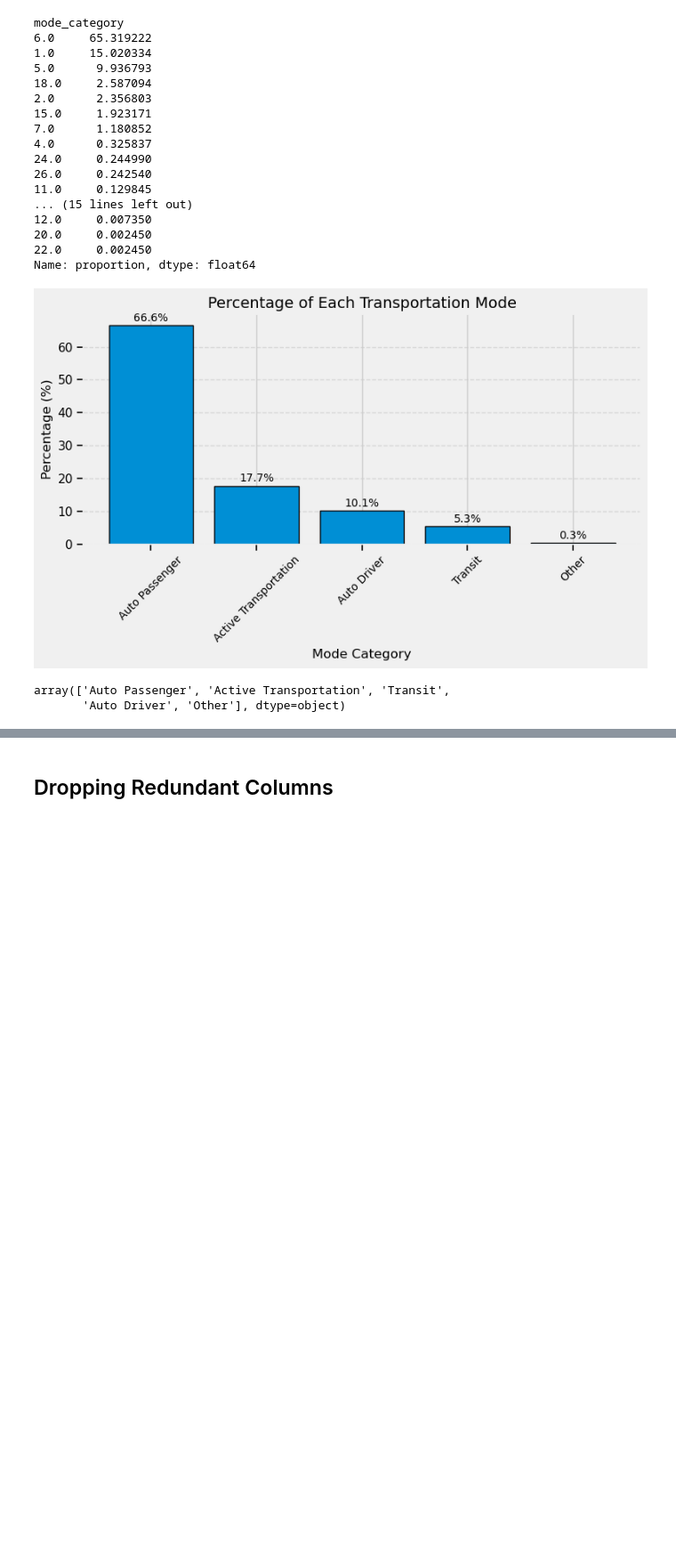
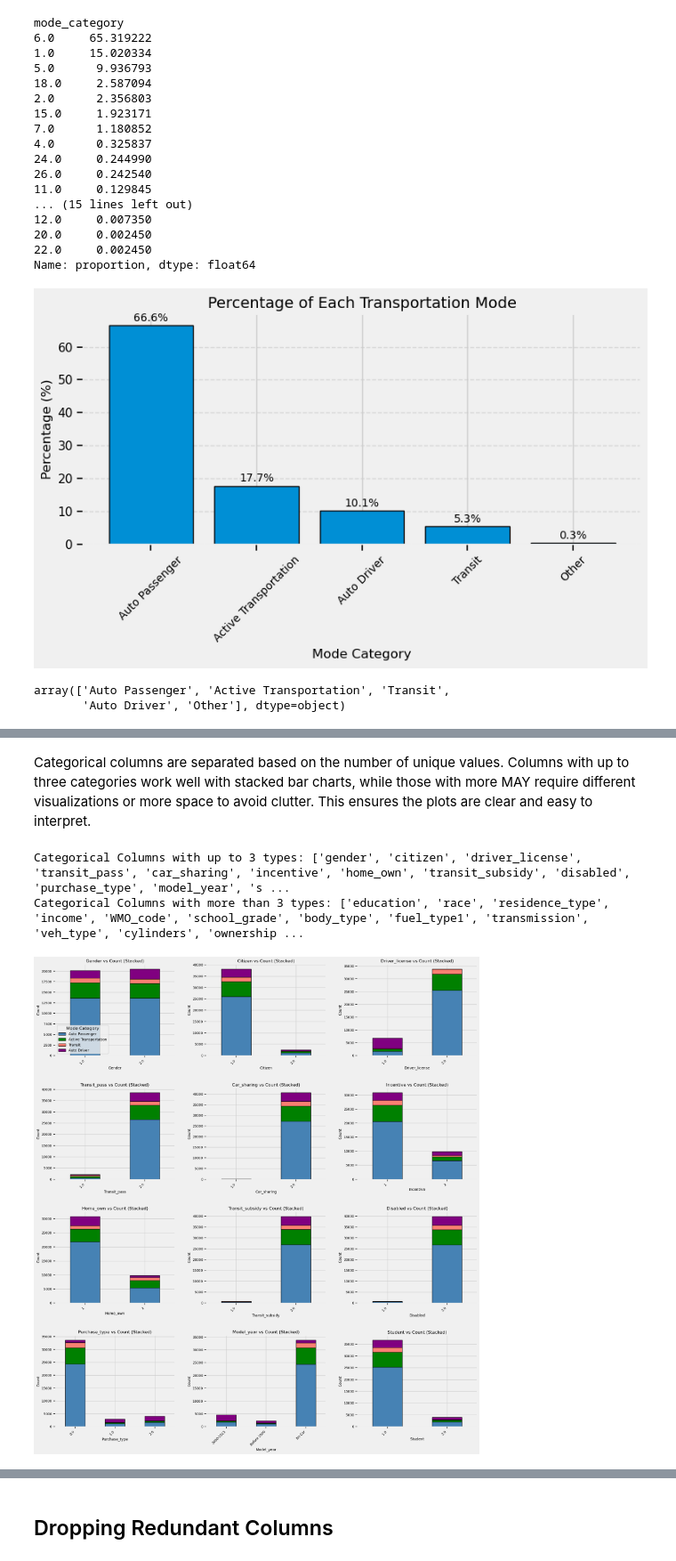
Before and after one commit to nico988766/CME-538-Mickey-Mousers, a Jupyter notebook: 3 - EDA/students/students_EDA_with_outliers_missing_values.ipynb, the cells around one changed output, grey strips where cells are left out. Shown at 89% size. Cells and saved outputs as stored; diff of their text form; code cells hidden in the pictures; blank space fills up the shorter version.

```diff
--- a/3 - EDA/students/students_EDA_with_outliers_missing_values.ipynb
+++ b/3 - EDA/students/students_EDA_with_outliers_missing_values.ipynb
@@ -116,0 +140,79 @@ Numeric columns:
+# %% [markdown]
+Categorical columns are separated based on the number of unique values. Columns with up to three categories work well with stacked bar charts, while those with more MAY require different visualizations or more space to avoid clutter. This ensures the plots are clear and easy to interpret.
+# %%
+# List of columns to plot
+categorical_columns = ['gender', 'citizen', 'driver_license', 'transit_pass',
+                       'car_sharing', 'education', 'incentive', 'race',
+                       'residence_type', 'home_own', 'income', 'WMO_code',
+                       'transit_subsidy', 'school_grade', 'disabled',
+                       'body_type', 'fuel_type1', 'purchase_type', 'model_year',
+                       'transmission', 'veh_type', 'cylinders', 'ownership', 'student']
+
+# Compute unique counts for the categorical columns
+unique_counts = {col: df[col].nunique() for col in categorical_columns}
+
+# Lists based on conditions
+simple_categorical_columns = [col for col, count in unique_counts.items() if count <= 3]
+complex_categorical_columns = [col for col, count in unique_counts.items() if count > 3]
+
+print("Categorical Columns with up to 3 types:", simple_categorical_columns)
+print("Categorical Columns with more than 3 types:", complex_categorical_columns)
+# %% [output]
+Categorical Columns with up to 3 types: ['gender', 'citizen', 'driver_license', 'transit_pass', 'car_sharing', 'incentive', 'home_own', 'transit_subsidy', 'disabled', 'purchase_type', 'model_year', 's ...
+Categorical Columns with more than 3 types: ['education', 'race', 'residence_type', 'income', 'WMO_code', 'school_grade', 'body_type', 'fuel_type1', 'transmission', 'veh_type', 'cylinders', 'ownership ...
+# %%
+# Define custom colors for the mode categories
+custom_colors = {
+    'Active Transportation': 'green',
+    'Auto Driver': 'purple',
+    'Auto Passenger': 'steelblue',
+    'Transit': 'salmon'
+}
+
+# Filter for specific mode categories
+modes_to_plot = ['Auto Passenger', 'Active Transportation', 'Transit', 'Auto Driver']
+df_filtered = df[df['mode_category'].isin(modes_to_plot)]
+
+# Determine grid size
+n_cols = 3
+n_rows = math.ceil(len(simple_categorical_columns) / n_cols)
+
+# Create the plot grid
+plt.figure(figsize=(n_cols * 6, n_rows * 5))
+
+for i, column in enumerate(simple_categorical_columns):
+    plt.subplot(n_rows, n_cols, i + 1)
+
+    # Prepare data for stacked bar plot
+    stacked_data = df_filtered.groupby([column, 'mode_category']).size().unstack(fill_value=0)
+
+    # Ensure the order of columns in stacked_data matches the custom_colors dictionary
+    stacked_data = stacked_data[modes_to_plot]  # Reorder columns explicitly
+
+    # Plot the data with corrected colors
+    stacked_data.plot(
+        kind='bar',  # Vertical bar plot
+        stacked=True,
+        ax=plt.gca(),
+        color=[custom_colors[col] for col in stacked_data.columns],  # Ensure matching colors
+        edgecolor="black"
+    )
+
+    # Add titles and axis labels
+    plt.title(f'{column.capitalize()} vs Count (Stacked)', fontsize=12)
+    plt.ylabel('Count', fontsize=10)
+    plt.xlabel(column.capitalize(), fontsize=10)
+    plt.xticks(fontsize=9, rotation=45, ha='right')
+    plt.yticks(fontsize=9)
+
+    # Place the legend only on the first plot
+    if i == 0:
+        plt.legend(title='Mode Category', fontsize=10, loc='best')
+    else:
+        plt.legend([], [], frameon=False)  # Remove legends from subsequent plots
+
+# Adjust layout for better spacing
+plt.tight_layout(pad=3)
+plt.show()
+# %% [output]
+[figure, added]
```
Also changed, not shown: parts of 30 cells of this notebook, 2 other files.
